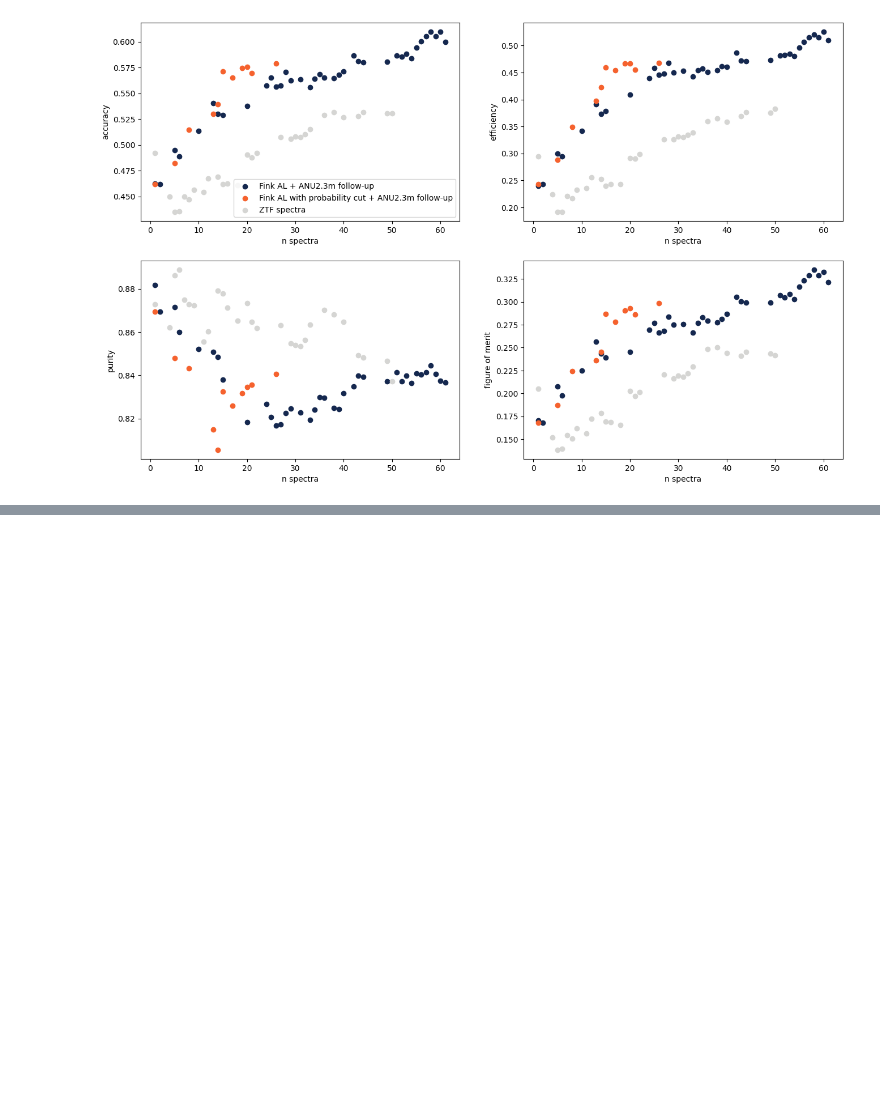
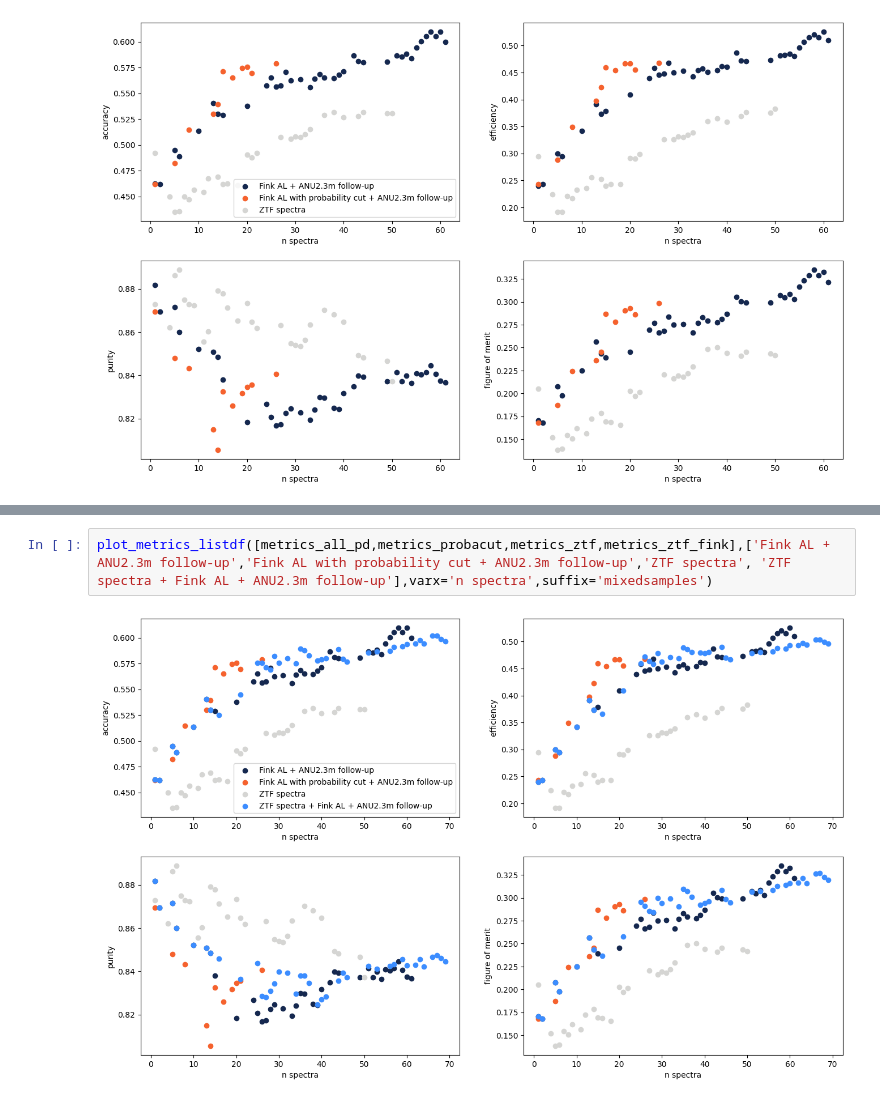
Before and after one commit to Fink-analyses/Active_Learning_earlySNIa, a Jupyter notebook: notebooks/ultimate_train_working_AM.ipynb, the cells around one changed output, grey strips where cells are left out. Saved outputs shown, nothing was run; the diff lists cells and outputs as text; blank space fills up the shorter version.

```diff
--- a/notebooks/ultimate_train_working_AM.ipynb
+++ b/notebooks/ultimate_train_working_AM.ipynb
@@ -595,0 +646,4 @@ plot_metrics_listdf([metrics_all_pd,metrics_probacut,metrics_ztf],['Fink AL + AN
+# %%
+plot_metrics_listdf([metrics_all_pd,metrics_probacut,metrics_ztf,metrics_ztf_fink],['Fink AL + ANU2.3m follow-up','Fink AL with probability cut + ANU2.3m follow-up','ZTF spectra', 'ZTF spectra + Fink AL + ANU2.3m follow-up'],varx='n spectra',suffix='mixedsamples')
+# %% [output]
+[figure, added]
```
Also changed, not shown: parts of 13 cells of this notebook.
